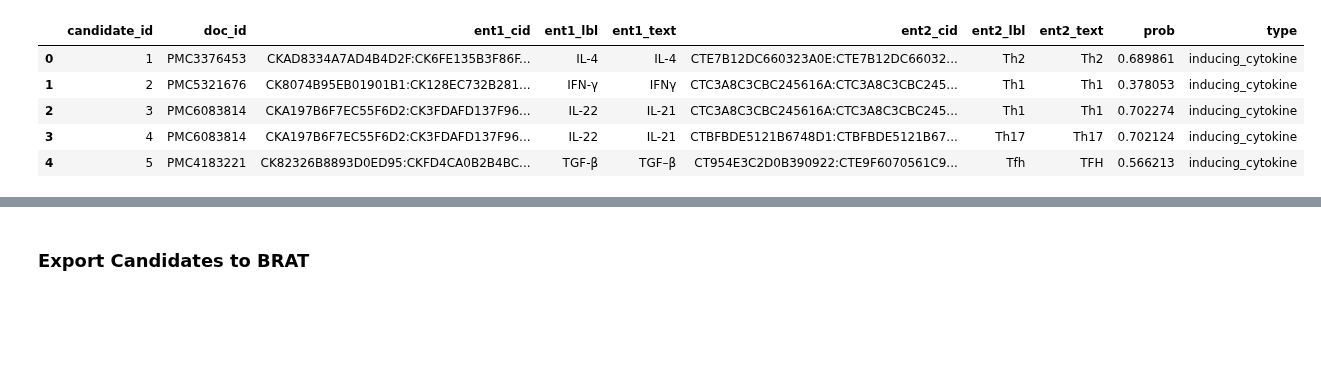
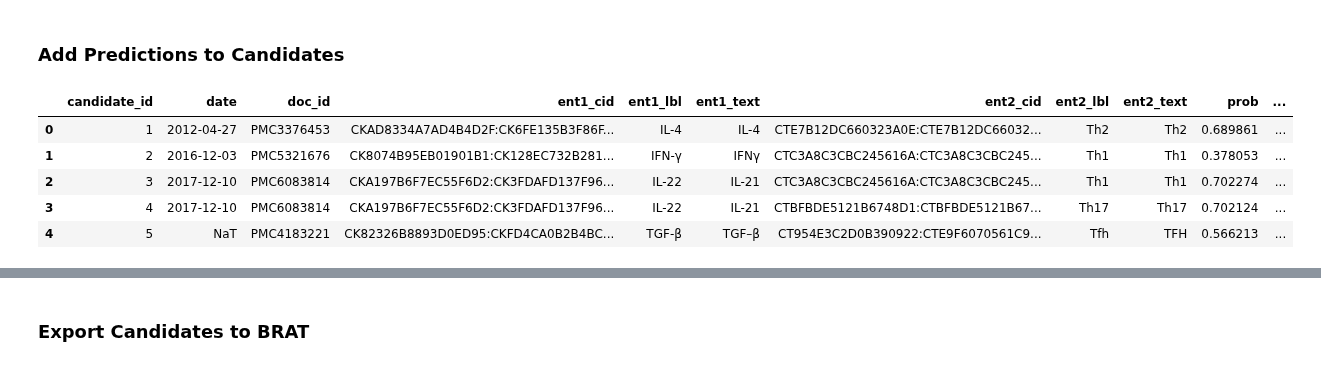
Before and after one commit to hammerlab/t-cell-relation-extraction, a Jupyter notebook: pm_subtype_protein_relations/snorkel/07-analysis.ipynb, the cells around one changed output, grey strips where cells are left out. Saved outputs shown, nothing was run; the diff lists cells and outputs as text; code cells hidden in the pictures; blank space fills up the shorter version.

Commit message:
Multi-relation predictions in analysis

```diff
--- a/pm_subtype_protein_relations/snorkel/07-analysis.ipynb
+++ b/pm_subtype_protein_relations/snorkel/07-analysis.ipynb
@@ -46,0 +47,4 @@ None
+# %%
+for c in res_pred:
+    plt.hist(res_pred[c][1], label=c, bins=36, alpha=.3)
+    plt.legend()
@@ -47,38 +53,66 @@ None
+# %% [markdown]
+### Add Predictions to Candidates
 # %%
 df_ck = pd.read_csv(osp.join(os.environ['META_DATA_DIR'], 'cytokines.csv'))
 df_ct = pd.read_csv(osp.join(os.environ['META_DATA_DIR'], 'cell_types.csv'))
-m_ct, m_ck = df_ct.set_index('prefid')['lbl'].to_dict(), df_ck.set_index('prefid')['lbl'].to_dict()
+df_tf = pd.read_csv(osp.join(os.environ['META_DATA_DIR'], 'transcription_factors.csv'))
+
+m_ct = df_ct.set_index('prefid')['lbl'].to_dict()
+m_ck = df_ck.set_index('prefid')['lbl'].to_dict()
+m_tf = df_tf.set_index('prefid')['lbl'].to_dict()
+
+# Load doc id -> publishing date dict
+m_doc_dt = {
+    k: v
+    for f in article_data_files
+    for k, v in pd.read_csv(f, usecols=['id', 'date'])
+    .assign(id=lambda df: 'PMC' + df['id'].astype(str))
+    .pipe(lambda df: df[df['date'].notnull()])
+    .assign(date=lambda df: pd.to_datetime(df['date']))
+    .set_index('id')['date'].to_dict().items()
+}
 # %%
-assert len(X) == len(Y)
-def to_record(c, i):
+def to_record(cls, c, i, X, Y):
+    assert len(X) == len(Y)
+    candidate_class = classes[cls]
     typs = candidate_class.entity_types
     m1, m2 = {}, m_ct
     if typs[0] == ENT_TYP_CK.lower():
         m1 = m_ck
+    elif typs[0] == ENT_TYP_TF.lower():
+        m1 = m_tf
+    else:
+        raise ValueError('Type "{}" not supported'.format(typs[0]))
     ent1_cid = getattr(c, typs[0] + '_cid')
     ent2_cid = getattr(c, typs[1] + '_cid')
+    doc_id = c.get_parent().get_parent().name
     return {
         'type': candidate_class.field,
-        'doc_id': c.get_parent().get_parent().name,
+        'date': m_doc_dt.get(doc_id, None),
+        'doc_id': doc_id,
         'candidate_id': c.id,
         'ent1_text': getattr(c, typs[0]).get_span(),
         'ent1_lbl': m1.get(ent1_cid.split(':')[1], None),
         'ent1_cid': ent1_cid,
         'ent2_text': getattr(c, typs[1]).get_span(),
         'ent2_lbl': m2.get(ent2_cid.split(':')[1], None),
         'ent2_cid': ent2_cid,
         'prob': Y[i]
     }
 
-df = pd.DataFrame([to_record(c, i) for i, c in enumerate(X)])
+df = pd.DataFrame([
+    to_record(cls, cand, i, res_pred[cls][0], res_pred[cls][1])
+    for cls in res_pred
+    for i, cand in enumerate(res_pred[cls][0])
+])
 df.head()
 # %% [output]
-|  | candidate_id | doc_id | ent1_cid | ent1_lbl | ent1_text | ent2_cid | ent2_lbl | ent2_text | prob | type |
-| 0 | 1 | PMC3376453 | CKAD8334A7AD4B4D2F:CK6FE135B3F86F... | IL-4 | IL-4 | CTE7B12DC660323A0E:CTE7B12DC66032... | Th2 | Th2 | 0.689861 | inducing_cytokine |
-| 1 | 2 | PMC5321676 | CK8074B95EB01901B1:CK128EC732B281... | IFN-γ | IFNγ | CTC3A8C3CBC245616A:CTC3A8C3CBC245... | Th1 | Th1 | 0.378053 | inducing_cytokine |
-| 2 | 3 | PMC6083814 | CKA197B6F7EC55F6D2:CK3FDAFD137F96... | IL-22 | IL-21 | CTC3A8C3CBC245616A:CTC3A8C3CBC245... | Th1 | Th1 | 0.702274 | inducing_cytokine |
-| 3 | 4 | PMC6083814 | CKA197B6F7EC55F6D2:CK3FDAFD137F96... | IL-22 | IL-21 | CTBFBDE5121B6748D1:CTBFBDE5121B67... | Th17 | Th17 | 0.702124 | inducing_cytokine |
-| 4 | 5 | PMC4183221 | CK82326B8893D0ED95:CKFD4CA0B2B4BC... | TGF-β | TGF–β | CT954E3C2D0B390922:CTE9F6070561C9... | Tfh | TFH | 0.566213 | inducing_cytokine |
+|  | candidate_id | date | doc_id | ent1_cid | ent1_lbl | ent1_text | ent2_cid | ent2_lbl | ent2_text | prob | ... |
+| 0 | 1 | 2012-04-27 | PMC3376453 | CKAD8334A7AD4B4D2F:CK6FE135B3F86F... | IL-4 | IL-4 | CTE7B12DC660323A0E:CTE7B12DC66032... | Th2 | Th2 | 0.689861 | ... |
+| 1 | 2 | 2016-12-03 | PMC5321676 | CK8074B95EB01901B1:CK128EC732B281... | IFN-γ | IFNγ | CTC3A8C3CBC245616A:CTC3A8C3CBC245... | Th1 | Th1 | 0.378053 | ... |
+| 2 | 3 | 2017-12-10 | PMC6083814 | CKA197B6F7EC55F6D2:CK3FDAFD137F96... | IL-22 | IL-21 | CTC3A8C3CBC245616A:CTC3A8C3CBC245... | Th1 | Th1 | 0.702274 | ... |
+| 3 | 4 | 2017-12-10 | PMC6083814 | CKA197B6F7EC55F6D2:CK3FDAFD137F96... | IL-22 | IL-21 | CTBFBDE5121B6748D1:CTBFBDE5121B67... | Th17 | Th17 | 0.702124 | ... |
+| 4 | 5 | NaT | PMC4183221 | CK82326B8893D0ED95:CKFD4CA0B2B4BC... | TGF-β | TGF–β | CT954E3C2D0B390922:CTE9F6070561C9... | Tfh | TFH | 0.566213 | ... |
 # %%
 df.info()
 # %% [output]
```
Also changed, not shown: parts of 23 cells of this notebook, 3 other files.
